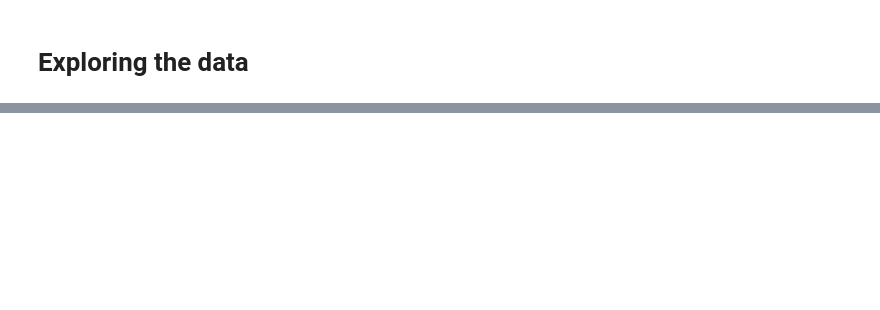
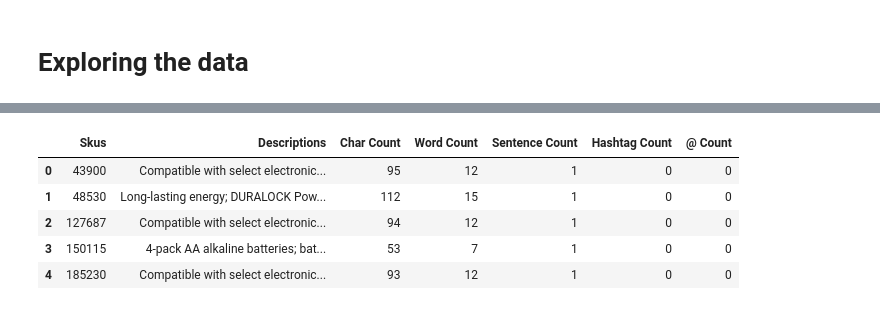
Before and after one commit to christian180492/e_commerce_categorization, a Jupyter notebook: EDA.ipynb, the cells around one changed output, grey strips where cells are left out. Drawn from its saved outputs; the diff is of its cells as text; code cells hidden in the pictures; blank space fills up the shorter version.

```diff
--- a/EDA.ipynb
+++ b/EDA.ipynb
@@ -24,0 +215,9 @@ df3.head()
+# %%
+products_df.head()
+# %% [output]
+|  | Skus | Descriptions | Char Count | Word Count | Sentence Count | Hashtag Count | @ Count |
+| 0 | 43900 | Compatible with select electronic... | 95 | 12 | 1 | 0 | 0 |
+| 1 | 48530 | Long-lasting energy; DURALOCK Pow... | 112 | 15 | 1 | 0 | 0 |
+| 2 | 127687 | Compatible with select electronic... | 94 | 12 | 1 | 0 | 0 |
+| 3 | 150115 | 4-pack AA alkaline batteries; bat... | 53 | 7 | 1 | 0 | 0 |
+| 4 | 185230 | Compatible with select electronic... | 93 | 12 | 1 | 0 | 0 |
```
Also changed, not shown: parts of 32 cells of this notebook, 6 other files.
